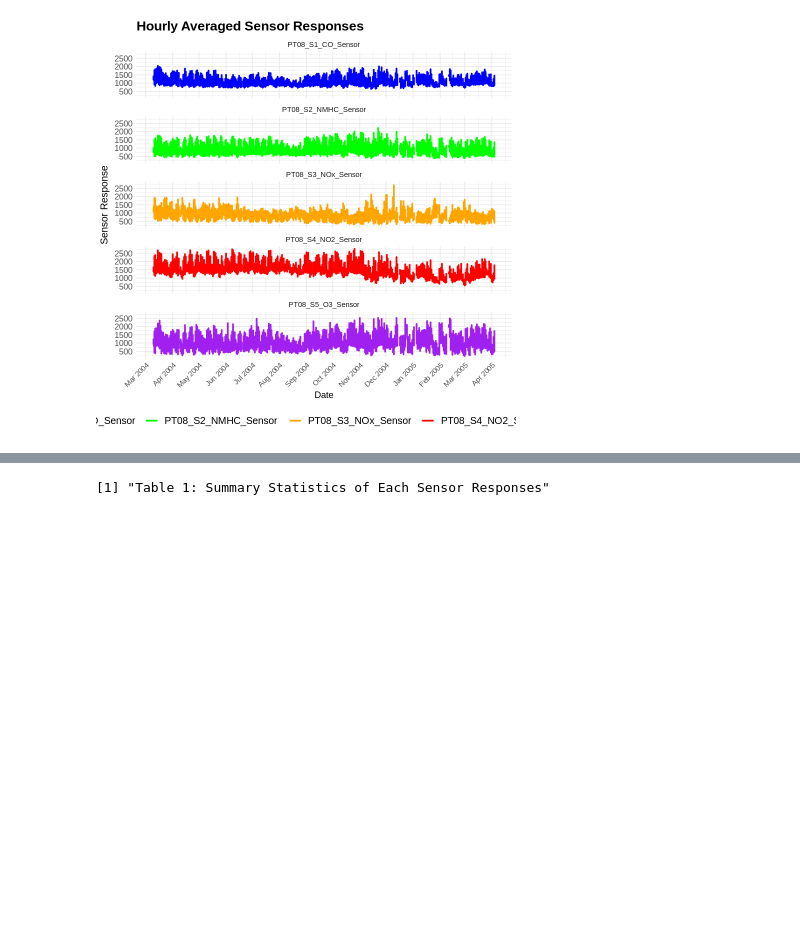
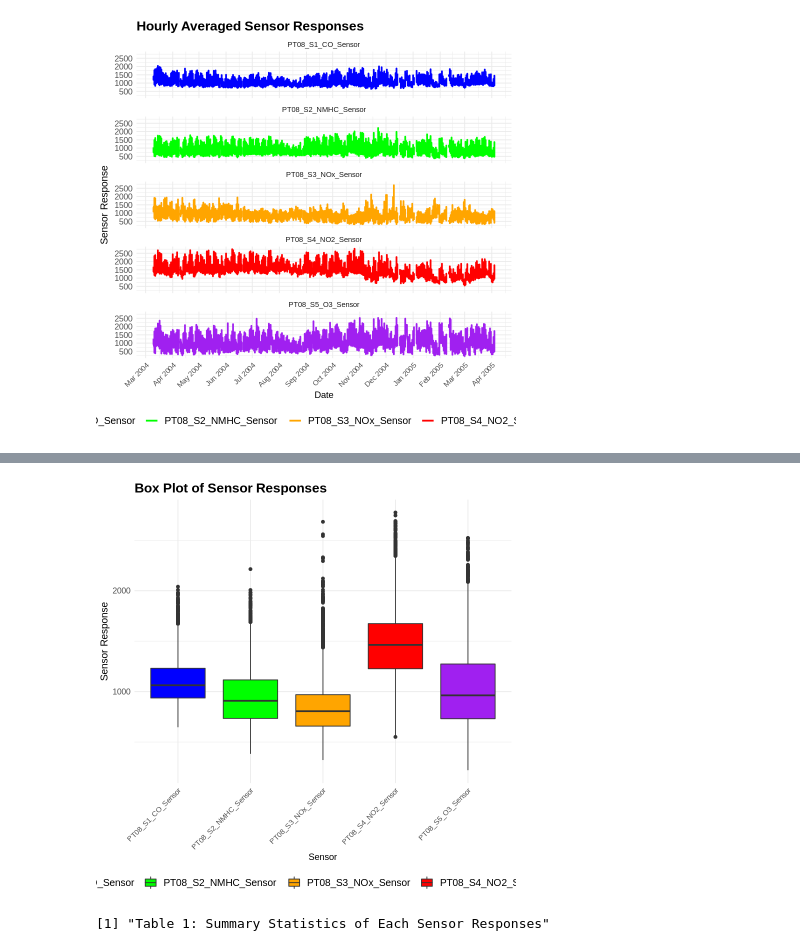
Before and after one commit to ZackYe42/STAT201-G11-Project, a Jupyter notebook: Group11-Project.ipynb, the cells around one changed output, grey strips where cells are left out. Cells and saved outputs as stored; diff of their text form; code cells hidden in the pictures; blank space fills up the shorter version.

Commit message:
Added a box plot

```diff
--- a/Group11-Project.ipynb
+++ b/Group11-Project.ipynb
@@ -138,3 +138,28 @@ air_quality_sensor_plots_faceted
 Warning message:
 “Removed 570 row(s) containing missing values (geom_path).”
 [figure]
+# %%
+# Create the box plot
+air_quality_boxplot <- ggplot(air_quality_melted, aes(x = Sensor, y = Sensor_Response, fill = Sensor)) +
+  geom_boxplot() +
+  labs(title = "Box Plot of Sensor Responses",
+       x = "Sensor",
+       y = "Sensor Response",
+       fill = "Sensor") +
+  scale_fill_manual(values = c("PT08_S1_CO_Sensor" = "blue", "PT08_S2_NMHC_Sensor" = "green",
+                               "PT08_S3_NOx_Sensor" = "orange", "PT08_S4_NO2_Sensor" = "red",
+                               "PT08_S5_O3_Sensor" = "purple")) +
+  theme_minimal() +
+  theme(
+    axis.text.x = element_text(angle = 45, hjust = 1),
+    axis.text.y = element_text(size = 10),  # Adjust the size of y-axis labels
+    axis.title.y = element_text(size = 12),  # Adjust the size of y-axis title
+    plot.title = element_text(size = 16, face = "bold"),
+    legend.text = element_text(size = 12),
+    legend.title = element_text(size = 14),
+    legend.position = "bottom"
+  )
+
+# Print the box plot
+print(air_quality_boxplot)
+# %% [output]
@@ -141,3 +168,4 @@ Warning message:
+[figure, added]
 # %%
 print("Table 1: Summary Statistics of Each Sensor Responses")
 
```
Also changed, not shown: parts of 2 cells of this notebook.
